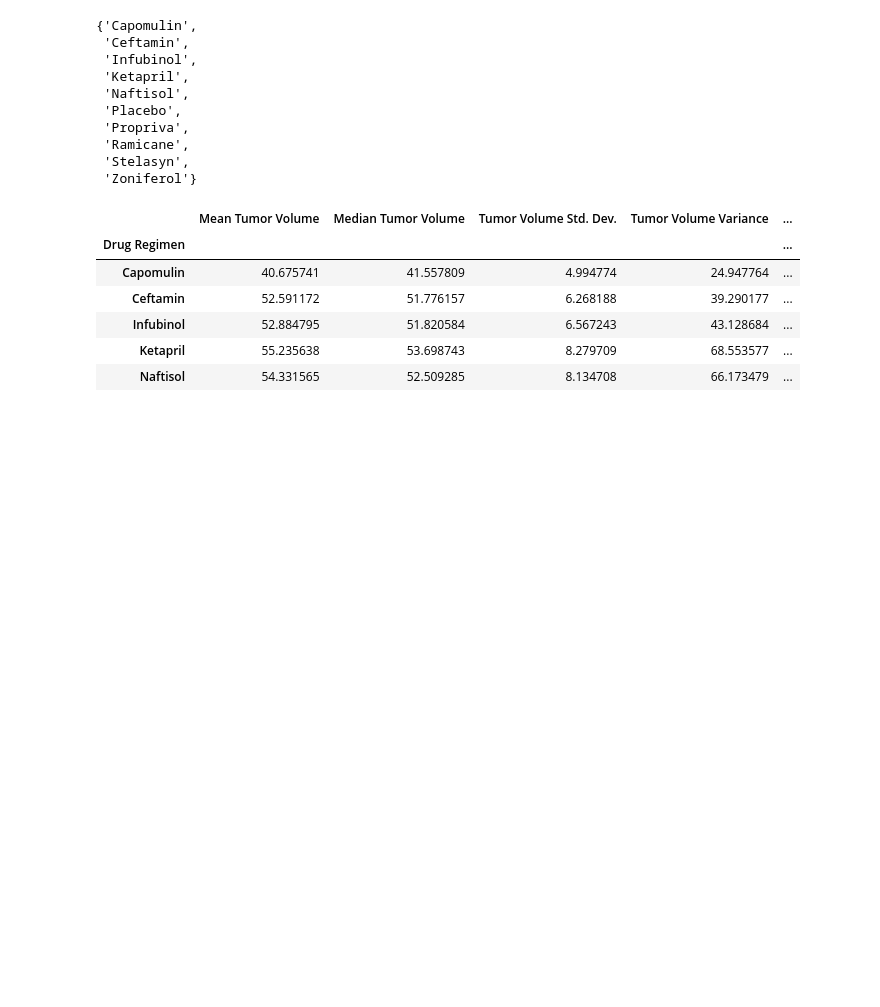
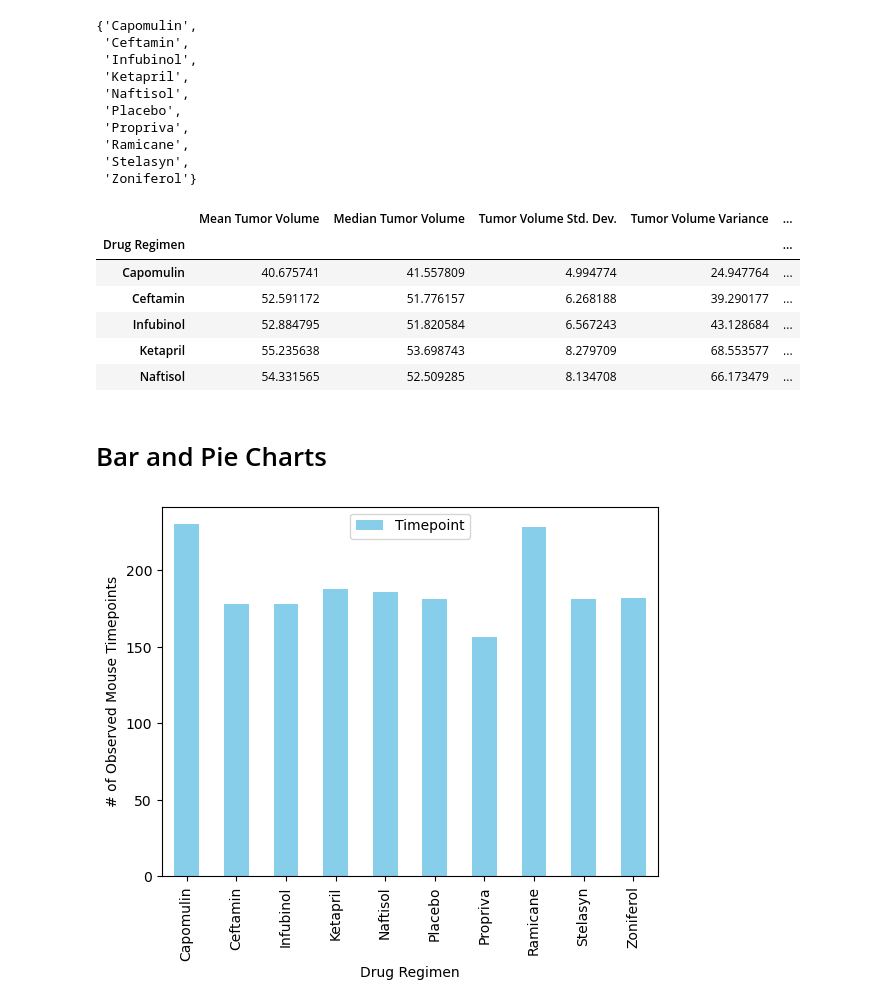
Before and after one commit to datakreese/visualization-challenge, a Jupyter notebook: pymaceuticals.ipynb, the cells around one changed output. Cells and saved outputs as stored; diff of their text form; code cells hidden in the pictures; blank space fills up the shorter version.

```diff
--- a/pymaceuticals.ipynb
+++ b/pymaceuticals.ipynb
@@ -116,3 +114,20 @@ tumor_df.head()
 | Infubinol | 52.884795 | 51.820584 | 6.567243 | 43.128684 | ... |
 | Ketapril | 55.235638 | 53.698743 | 8.279709 | 68.553577 | ... |
 | Naftisol | 54.331565 | 52.509285 | 8.134708 | 66.173479 | ... |
+# %% [markdown]
+# Bar and Pie Charts
+# %%
+# Generate a bar plot showing the total number of rows (Mouse ID/Timepoints) for each drug regimen using Pandas.
+grouped_df = cleaned_df.groupby('Drug Regimen')['Timepoint'].count().reset_index()
+
+#set the columns
+x_column = 'Drug Regimen'
+y_column = 'Timepoint'
+
+# Create the bar plot using Pandas
+grouped_df.plot(x=x_column, y=y_column, kind='bar', color='skyblue')
+plt.xlabel('Drug Regimen')
+plt.ylabel('# of Observed Mouse Timepoints')
+plt.show()
+# %% [output]
+[figure, added]
```
Also changed, not shown: parts of 5 cells of this notebook.
